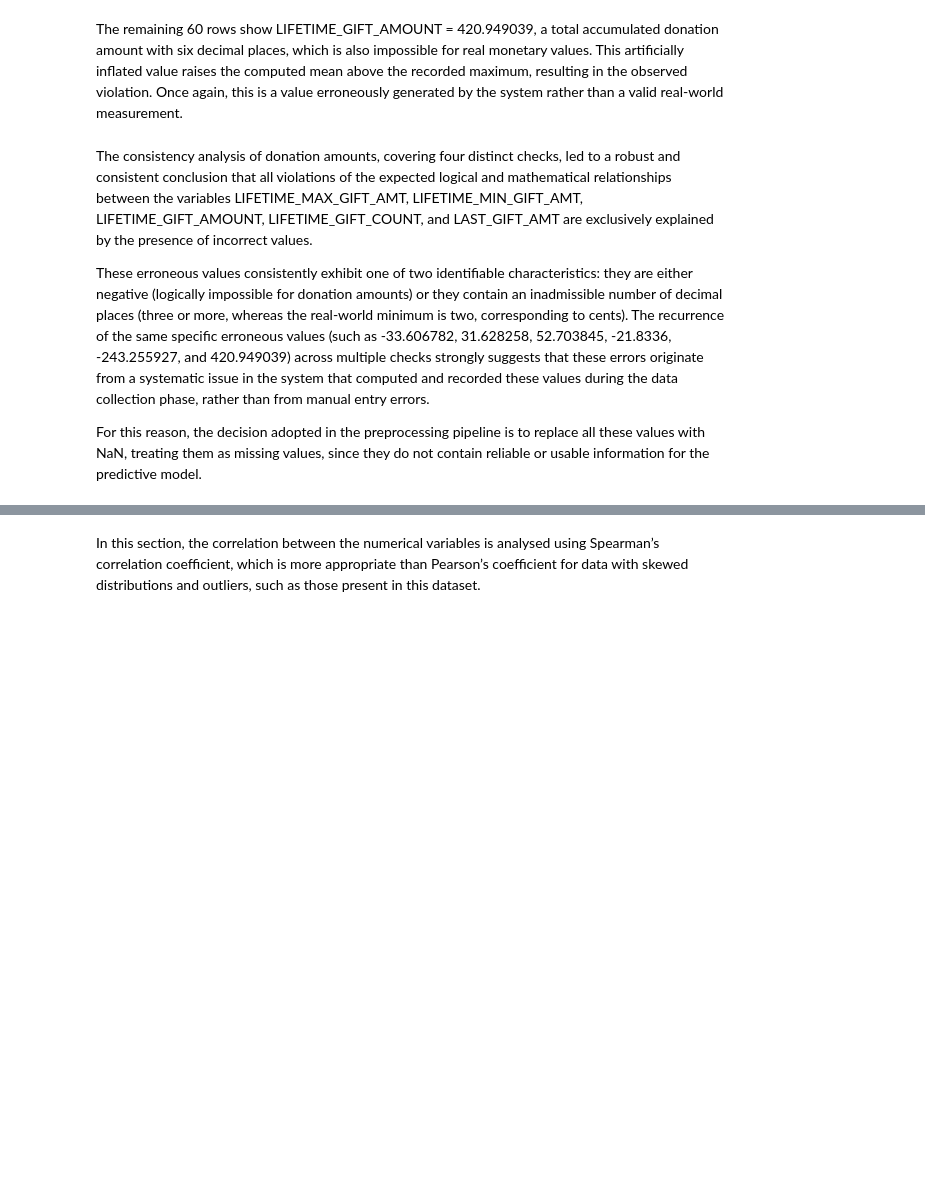
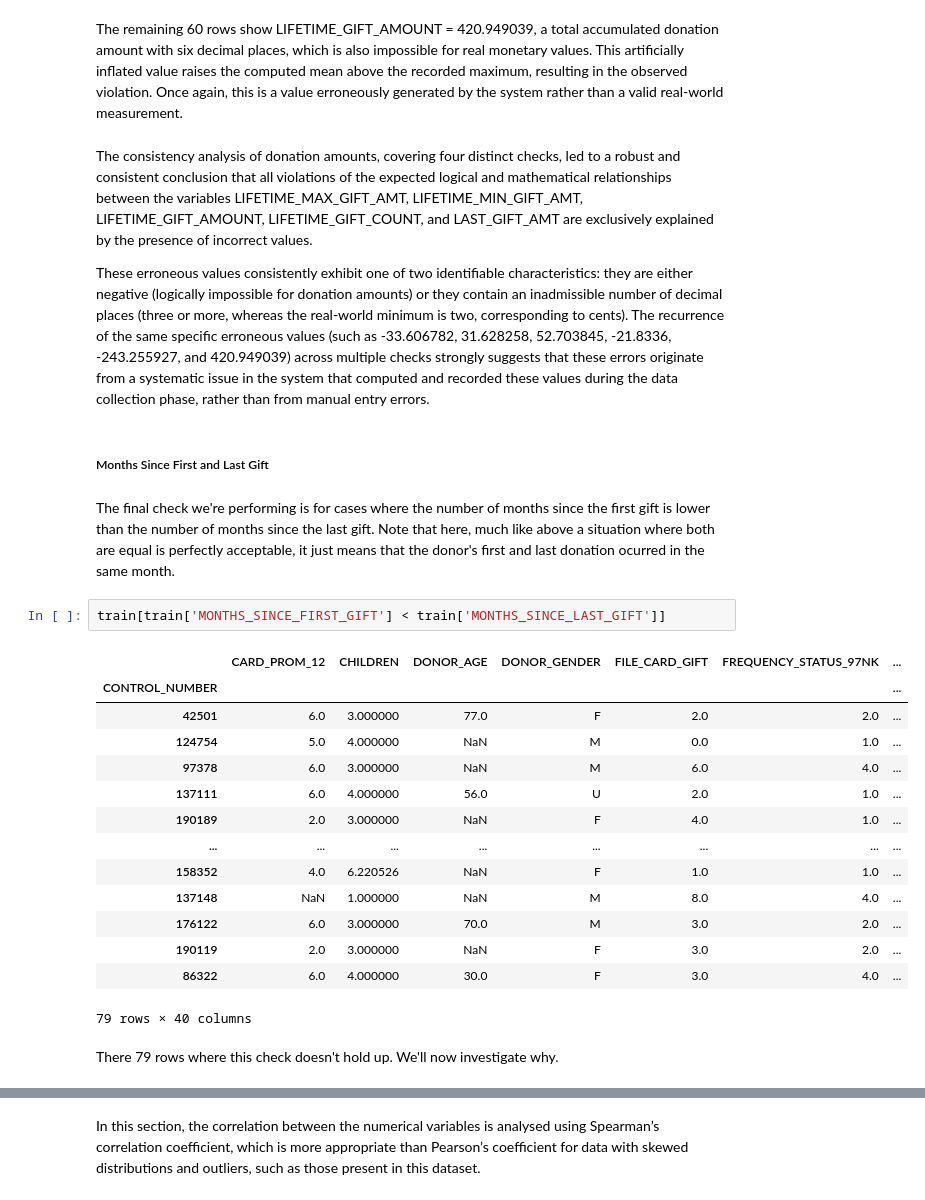
Before and after one commit to Dinis239/DM2_Project, a Jupyter notebook: EDA/00_EDA.ipynb, the cells around one changed output, grey strips where cells are left out. Saved outputs shown, nothing was run; the diff lists cells and outputs as text; blank space fills up the shorter version.

```diff
--- a/EDA/00_EDA_Dinis.ipynb
+++ b/EDA/00_EDA.ipynb
@@ -804,5 +788,26 @@ The remaining 60 rows show LIFETIME_GIFT_AMOUNT = 420.949039, a total accumulate
 The consistency analysis of donation amounts, covering four distinct checks, led to a robust and consistent conclusion that all violations of the expected logical and mathematical relationships between the variables LIFETIME_MAX_GIFT_AMT, LIFETIME_MIN_GIFT_AMT, LIFETIME_GIFT_AMOUNT, LIFETIME_GIFT_COUNT, and LAST_GIFT_AMT are exclusively explained by the presence of incorrect values.
 
 These erroneous values consistently exhibit one of two identifiable characteristics: they are either negative (logically impossible for donation amounts) or they contain an inadmissible number of decimal places (three or more, whereas the real-world minimum is two, corresponding to cents). The recurrence of the same specific erroneous values (such as -33.606782, 31.628258, 52.703845, -21.8336, -243.255927, and 420.949039) across multiple checks strongly suggests that these errors originate from a systematic issue in the system that computed and recorded these values during the data collection phase, rather than from manual entry errors.
-
-For this reason, the decision adopted in the preprocessing pipeline is to replace all these values with NaN, treating them as missing values, since they do not contain reliable or usable information for the predictive model.
+# %% [markdown]
+##### Months Since First and Last Gift
+# %% [markdown]
+The final check we're performing is for cases where the number of months since the first gift is lower than the number of months since the last gift. Note that here, much like above a situation where both are equal is perfectly acceptable, it just means that the donor's first and last donation ocurred in the same month.
+# %%
+train[train['MONTHS_SINCE_FIRST_GIFT'] < train['MONTHS_SINCE_LAST_GIFT']]
+# %% [output]
+|  | CARD_PROM_12 | CHILDREN | DONOR_AGE | DONOR_GENDER | FILE_CARD_GIFT | FREQUENCY_STATUS_97NK | ... |
+| CONTROL_NUMBER |  |  |  |  |  |  | ... |
+| 42501 | 6.0 | 3.000000 | 77.0 | F | 2.0 | 2.0 | ... |
+| 124754 | 5.0 | 4.000000 | NaN | M | 0.0 | 1.0 | ... |
+| 97378 | 6.0 | 3.000000 | NaN | M | 6.0 | 4.0 | ... |
+| 137111 | 6.0 | 4.000000 | 56.0 | U | 2.0 | 1.0 | ... |
+| 190189 | 2.0 | 3.000000 | NaN | F | 4.0 | 1.0 | ... |
+| ... | ... | ... | ... | ... | ... | ... | ... |
+| 158352 | 4.0 | 6.220526 | NaN | F | 1.0 | 1.0 | ... |
+| 137148 | NaN | 1.000000 | NaN | M | 8.0 | 4.0 | ... |
+| 176122 | 6.0 | 3.000000 | 70.0 | M | 3.0 | 2.0 | ... |
+| 190119 | 2.0 | 3.000000 | NaN | F | 3.0 | 2.0 | ... |
+| 86322 | 6.0 | 4.000000 | 30.0 | F | 3.0 | 4.0 | ... |
+79 rows × 40 columns
+# %% [markdown]
+There 79 rows where this check doesn't hold up. We'll now investigate why.
```
Also changed, not shown: parts of 35 cells of this notebook.
